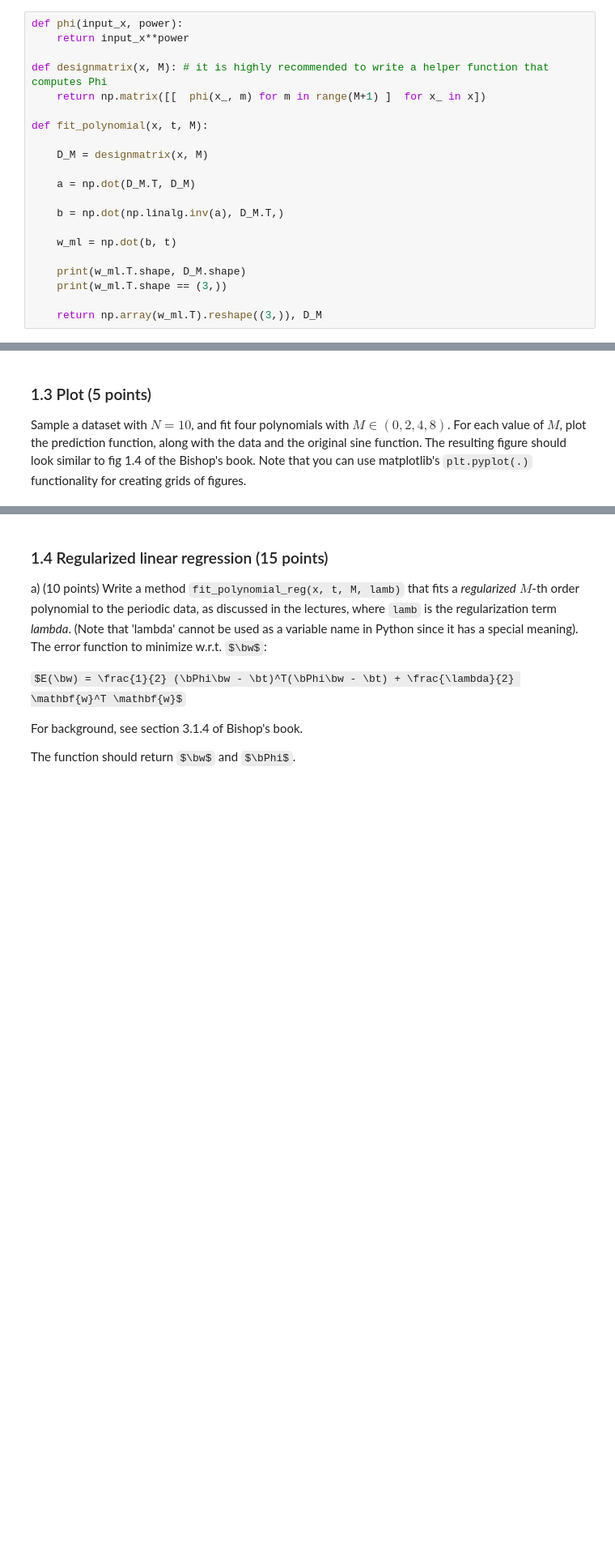
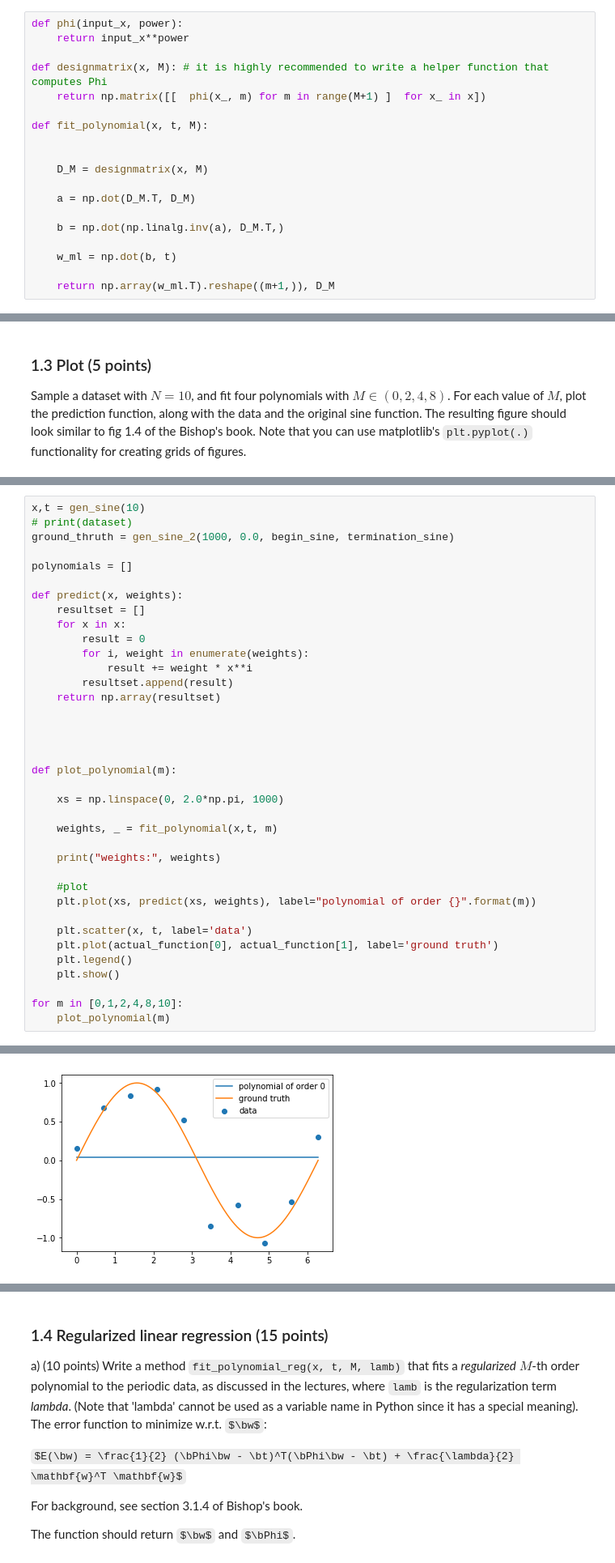
Before and after one commit to filipkny/MachineLearning1_UvA, a Jupyter notebook: lab1.ipynb, the cells around one changed output, grey strips where cells are left out. Shown at 81% size. Saved outputs shown, nothing was run; the diff lists cells and outputs as text; some formulas as TeX source; blank space fills up the shorter version.

```diff
--- a/lab1.ipynb
+++ b/lab1.ipynb
@@ -180,6 +177,7 @@ def designmatrix(x, M): # it is highly recommended to write a helper function th
 
 def fit_polynomial(x, t, M):
 
+
     D_M = designmatrix(x, M)
 
     a = np.dot(D_M.T, D_M)
@@ -188,10 +186,7 @@ def fit_polynomial(x, t, M):
 
     w_ml = np.dot(b, t)
 
-    print(w_ml.T.shape, D_M.shape)
-    print(w_ml.T.shape == (3,))
-
-    return np.array(w_ml.T).reshape((3,)), D_M
+    return np.array(w_ml.T).reshape((m+1,)), D_M
 # %%
 ### Test your function
 N = 10
@@ -215,0 +204,38 @@ raise NotImplementedError()
+# %%
+x,t = gen_sine(10)
+# print(dataset)
+ground_thruth = gen_sine_2(1000, 0.0, begin_sine, termination_sine)
+
+polynomials = []
+
+def predict(x, weights):
+    resultset = []
+    for x in x:
+        result = 0
+        for i, weight in enumerate(weights):
+            result += weight * x**i
+        resultset.append(result)
+    return np.array(resultset)
+
+
+
+
+def plot_polynomial(m):
+
+    xs = np.linspace(0, 2.0*np.pi, 1000)
+
+    weights, _ = fit_polynomial(x,t, m)
+
+    print("weights:", weights)
+
+    #plot
+    plt.plot(xs, predict(xs, weights), label="polynomial of order {}".format(m))
+
+    plt.scatter(x, t, label='data')
+    plt.plot(actual_function[0], actual_function[1], label='ground truth')
+    plt.legend()
+    plt.show()
+
+for m in [0,1,2,4,8,10]:
+    plot_polynomial(m)
+# %% [output]
@@ -215,0 +243 @@ raise NotImplementedError()
+[figure, added]
```
Also changed, not shown: parts of 5 cells of this notebook.
